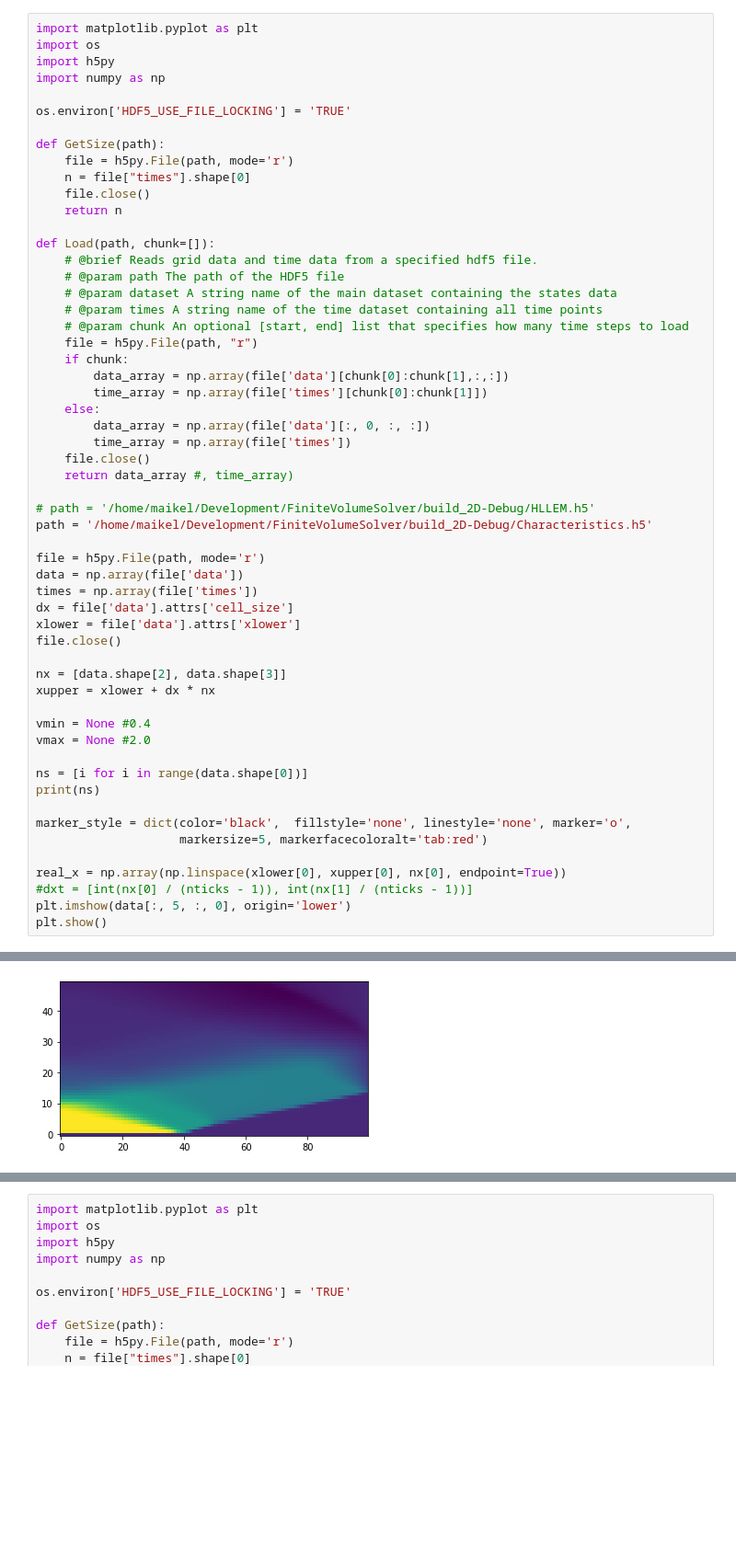
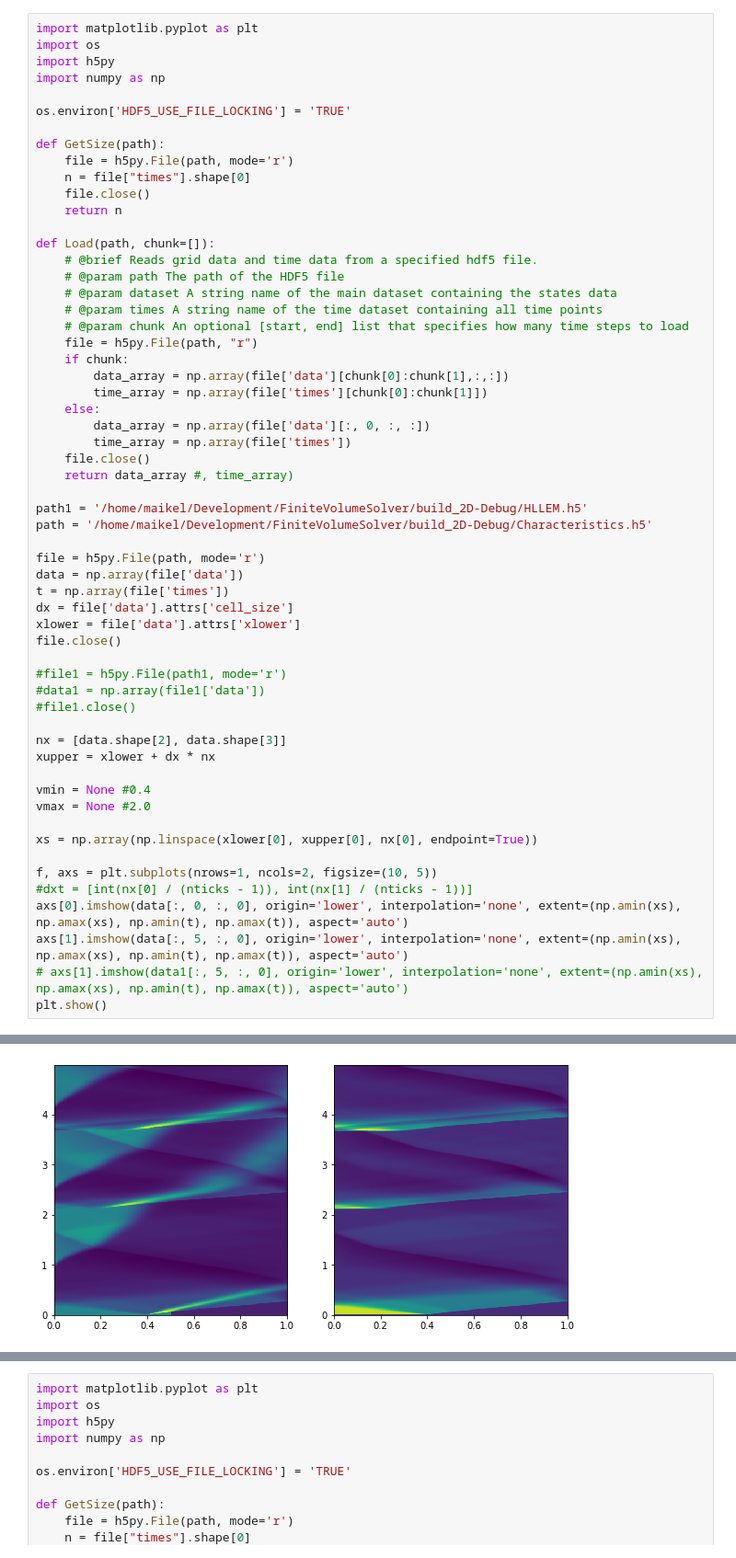
Before and after one commit to maikel/FiniteVolumeSolver, a Jupyter notebook: extra/PerfectGas/PerfectGasMix.ipynb, the cells around one changed output, grey strips where cells are left out. Shown at 92% size. Cells and saved outputs as stored; diff of their text form; blank space fills up the shorter version.

```diff
--- a/extra/PerfectGas/PerfectGasMix.ipynb
+++ b/extra/PerfectGas/PerfectGasMix.ipynb
@@ -28,15 +28,19 @@ def Load(path, chunk=[]):
     file.close()
     return data_array #, time_array)
 
-# path = '/home/maikel/Development/FiniteVolumeSolver/build_2D-Debug/HLLEM.h5'
+path1 = '/home/maikel/Development/FiniteVolumeSolver/build_2D-Debug/HLLEM.h5'
 path = '/home/maikel/Development/FiniteVolumeSolver/build_2D-Debug/Characteristics.h5'
 
 file = h5py.File(path, mode='r')
 data = np.array(file['data'])
-times = np.array(file['times'])
+t = np.array(file['times'])
 dx = file['data'].attrs['cell_size']
 xlower = file['data'].attrs['xlower']
 file.close()
+
+#file1 = h5py.File(path1, mode='r')
+#data1 = np.array(file1['data'])
+#file1.close()
 
 nx = [data.shape[2], data.shape[3]]
 xupper = xlower + dx * nx
@@ -44,14 +48,12 @@ xupper = xlower + dx * nx
 vmin = None #0.4
 vmax = None #2.0
 
-ns = [i for i in range(data.shape[0])]
-print(ns)
+xs = np.array(np.linspace(xlower[0], xupper[0], nx[0], endpoint=True))
 
-marker_style = dict(color='black',  fillstyle='none', linestyle='none', marker='o',
-                    markersize=5, markerfacecoloralt='tab:red')
-
-real_x = np.array(np.linspace(xlower[0], xupper[0], nx[0], endpoint=True))
+f, axs = plt.subplots(nrows=1, ncols=2, figsize=(10, 5))
 #dxt = [int(nx[0] / (nticks - 1)), int(nx[1] / (nticks - 1))]
-plt.imshow(data[:, 5, :, 0], origin='lower')
+axs[0].imshow(data[:, 0, :, 0], origin='lower', interpolation='none', extent=(np.amin(xs), np.amax(xs), np.amin(t), np.amax(t)), aspect='auto')
+axs[1].imshow(data[:, 5, :, 0], origin='lower', interpolation='none', extent=(np.amin(xs), np.amax(xs), np.amin(t), np.amax(t)), aspect='auto')
+# axs[1].imshow(data1[:, 5, :, 0], origin='lower', interpolation='none', extent=(np.amin(xs), np.amax(xs), np.amin(t), np.amax(t)), aspect='auto')
 plt.show()
 # %% [output]
@@ -59,4 +60,4 @@ plt.show()
-[figure, old version]
+[figure, new version]
 # %%
 import matplotlib.pyplot as plt
 import os
```
Also changed, not shown: parts of 2 cells of this notebook, 11 other files.
